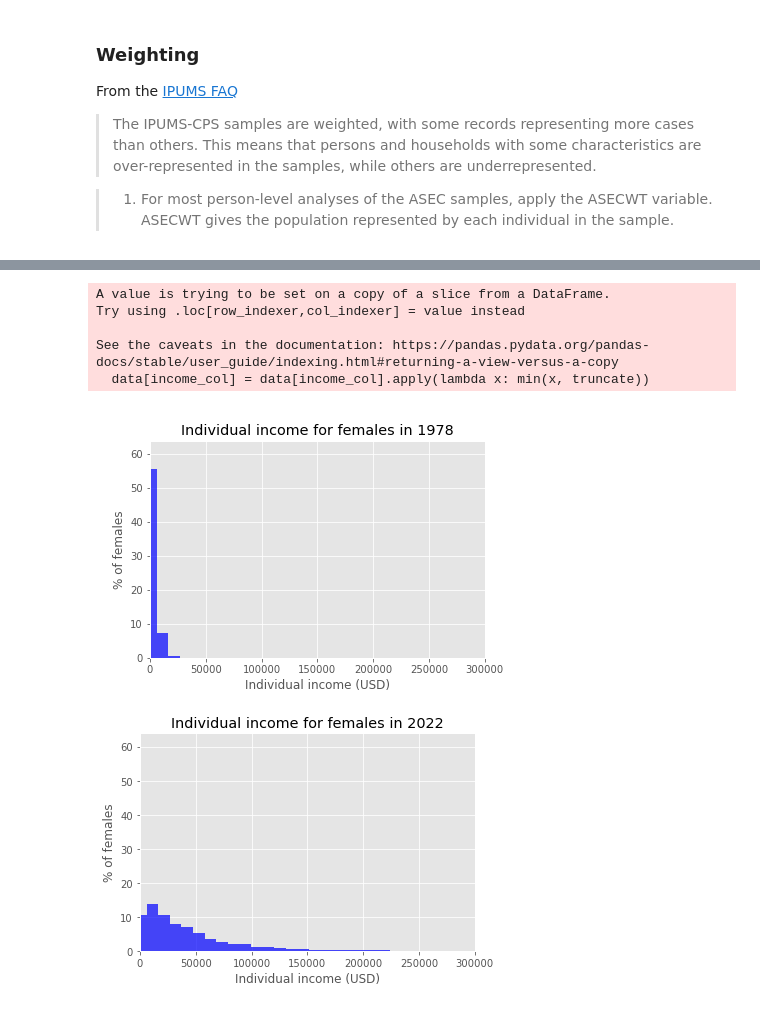
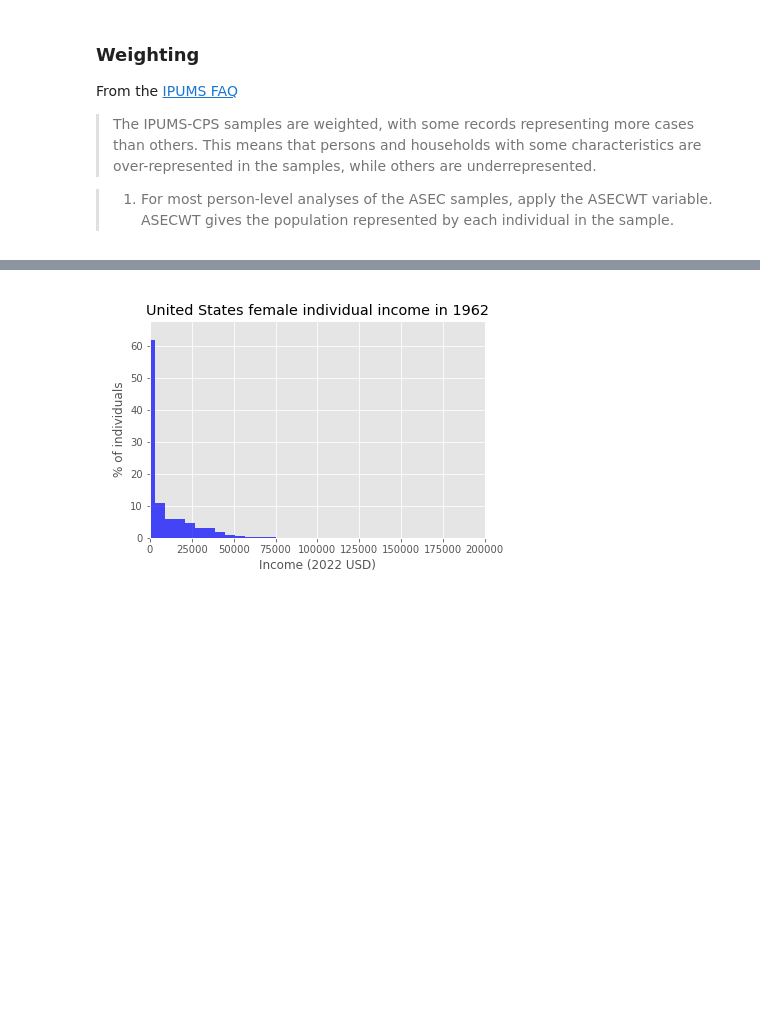
Before and after one commit to hamishhuggard/us-income-visualisations, a Jupyter notebook: ipums/cross-sectional/create-animations.ipynb, the cells around one changed output, grey strips where cells are left out. Cells and saved outputs as stored; diff of their text form; code cells hidden in the pictures; blank space fills up the shorter version.

```diff
--- a/ipums/cross-sectional/create-animations.ipynb
+++ b/ipums/cross-sectional/create-animations.ipynb
@@ -85,0 +102,3 @@ data
+# %%
+data['HHINCOME'] = data['HHINCOME'].replace([99999999], np.nan)
+data['INCTOT'] = data['INCTOT'].replace([999999999,999999998], np.nan)
@@ -429,21 +537,17 @@ See the caveats in the documentation: https://pandas.pydata.org/pandas-docs/stab
 # %%
 create_income_animation(
-    data.loc[data['SEX_1'] == 2],
-    'INCTOT_1',
-    'YEAR_1',
-    title="Individual income for females",
-    xlabel="Individual income (USD)",
-    ylabel="% of females",
-    truncate=500000,
-    x_lim=(0, 300000),
+    data.loc[data['SEX'] == 2],
+    'INCTOT22',
+    'YEAR',
+    max_income=300000,
+    min_income=0,
+    x_lim=(0, 200000),
+    title="United States female individual income",
+    xlabel="Income (2022 USD)",
+    ylabel="% of individuals",
+    weights_col='ASECWT',
     save_as='animations/female_income.gif'
 )
 Image(filename='animations/female_income.gif')
 # %% [output]
-A value is trying to be set on a copy of a slice from a DataFrame.
-Try using .loc[row_indexer,col_indexer] = value instead
-
-See the caveats in the documentation: https://pandas.pydata.org/pandas-docs/stable/user_guide/indexing.html#returning-a-view-versus-a-copy
-  data[income_col] = data[income_col].apply(lambda x: min(x, truncate))
-[figure, old version]
+[figure, new version]
-[figure, removed]
```
Also changed, not shown: parts of 28 cells of this notebook.
